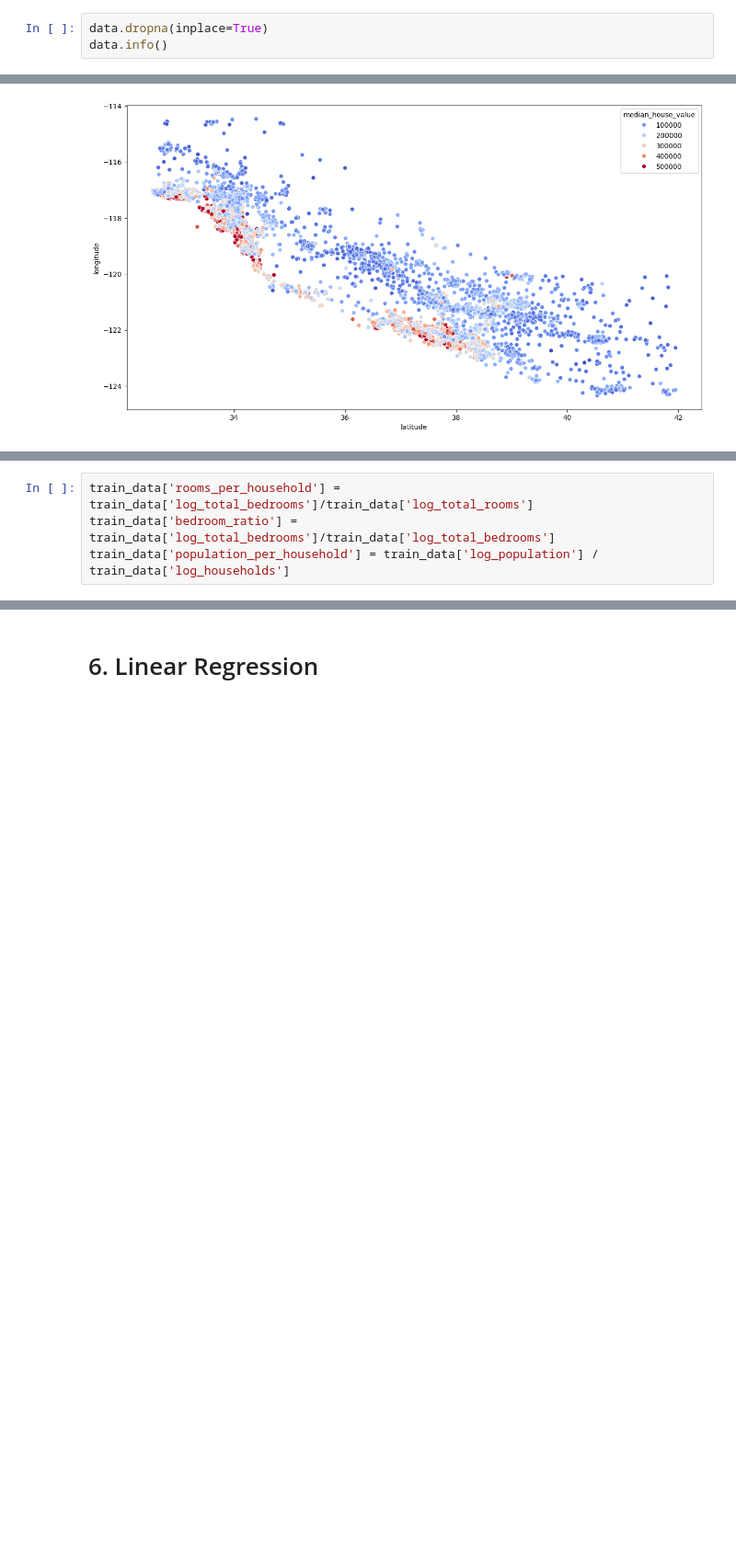
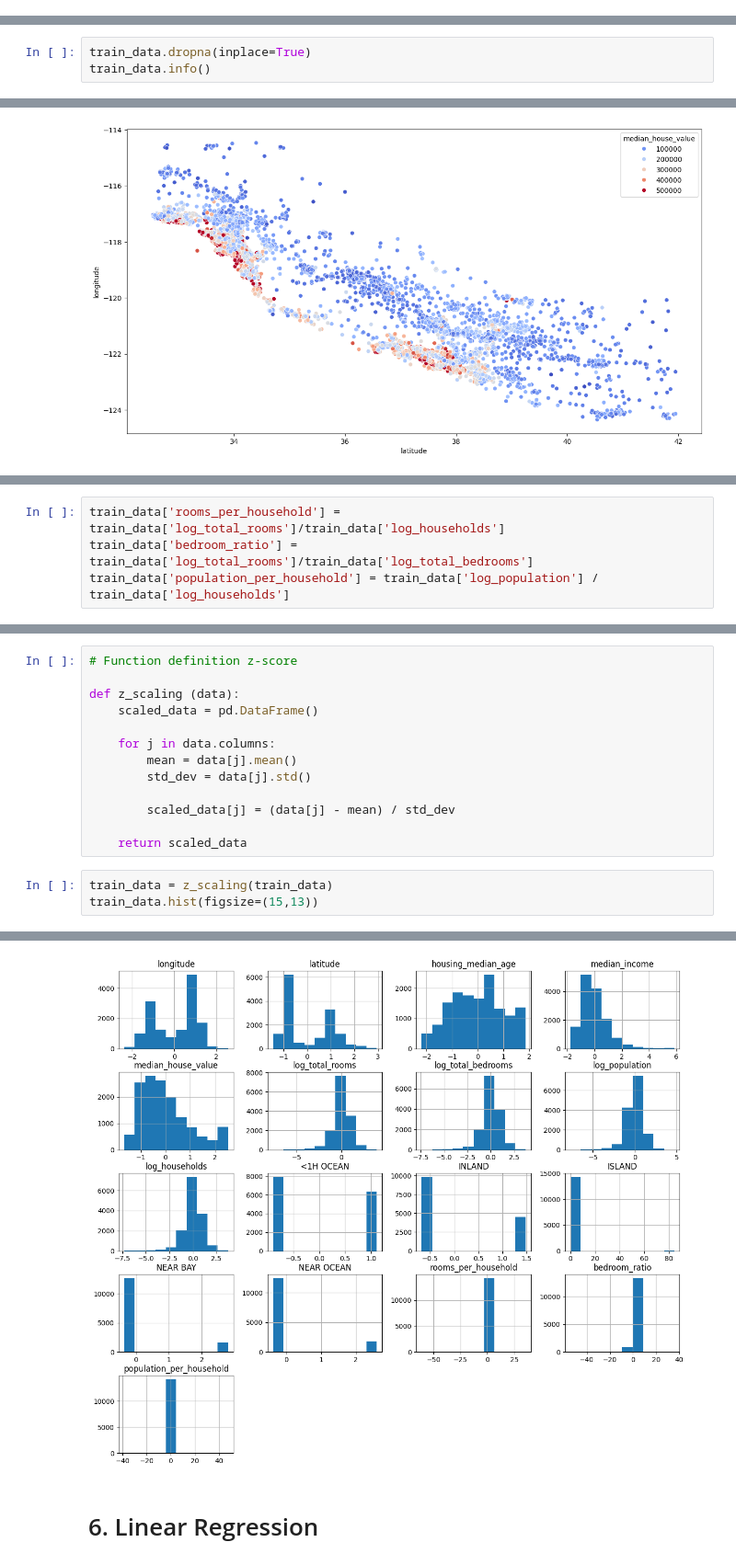
Before and after one commit to 7rohxt/ai-learning-projects, a Jupyter notebook: regression.ipynb, the cells around one changed output, grey strips where cells are left out. Shown at 92% size. Saved outputs shown, nothing was run; the diff lists cells and outputs as text; blank space fills up the shorter version.

Commit message:
performed z score transformation and added to scripts

```diff
--- a/regression.ipynb
+++ b/regression.ipynb
@@ -46,3 +44,0 @@ memory usage: 1.6+ MB
-# %%
-data.dropna(inplace=True)
-data.info()
@@ -113,6 +91,9 @@ y = data['median_house_value']
 X_train, X_test, y_train, y_test = train_test_split(X, y, test_size=0.3, random_state=42)
 # %%
 train_data = X_train.join(y_train)
+# %%
+train_data.dropna(inplace=True)
+train_data.info()
 # %%
 # log normal tranformation for the right sckewed columns
 train_data['log_total_rooms'] = np.log1p(train_data['total_rooms'])
@@ -184,4 +165,4 @@ sns.scatterplot(x='latitude', y='longitude', data=train_data, hue = 'median_hous
 # %%
-train_data['rooms_per_household'] = train_data['log_total_bedrooms']/train_data['log_total_rooms']
-train_data['bedroom_ratio'] = train_data['log_total_bedrooms']/train_data['log_total_bedrooms']
+train_data['rooms_per_household'] = train_data['log_total_rooms']/train_data['log_households']
+train_data['bedroom_ratio'] = train_data['log_total_rooms']/train_data['log_total_bedrooms']
 train_data['population_per_household'] = train_data['log_population'] / train_data['log_households']
@@ -187,0 +171,17 @@ train_data['population_per_household'] = train_data['log_population'] / train_da
+# %%
+# Function definition z-score
+
+def z_scaling (data):
+    scaled_data = pd.DataFrame()
+
+    for j in data.columns:
+        mean = data[j].mean()
+        std_dev = data[j].std()
+
+        scaled_data[j] = (data[j] - mean) / std_dev
+
+    return scaled_data
+# %%
+train_data = z_scaling(train_data)
+train_data.hist(figsize=(15,13))
+# %% [output]
@@ -188,2 +206,3 @@ train_data['population_per_household'] = train_data['log_population'] / train_da
+[figure, added]
 # %% [markdown]
 # 6. Linear Regression
```
Also changed, not shown: parts of 5 cells of this notebook, 1 other file.
